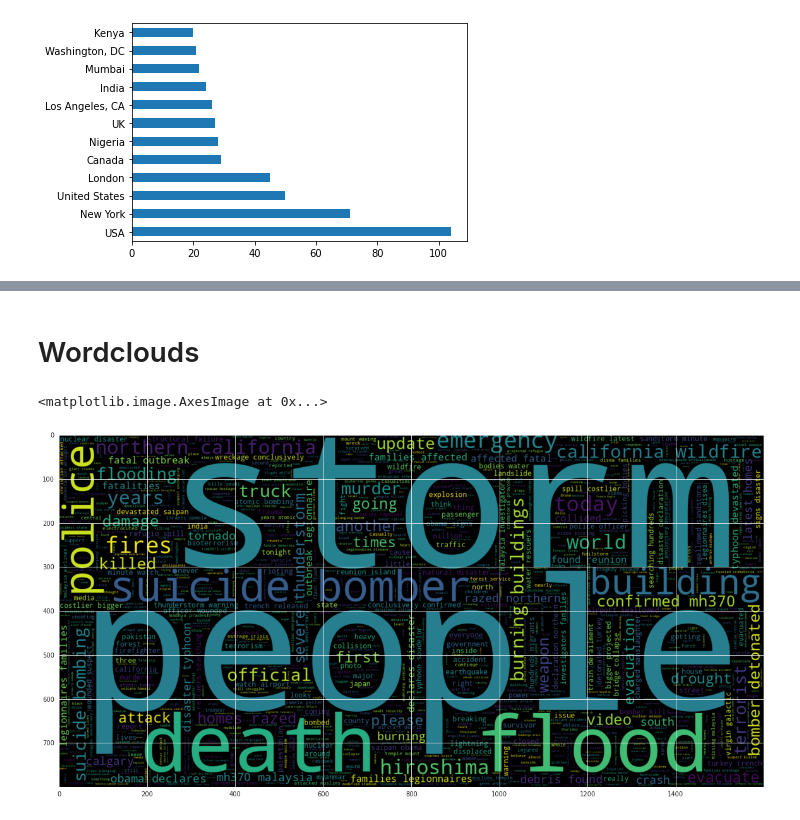
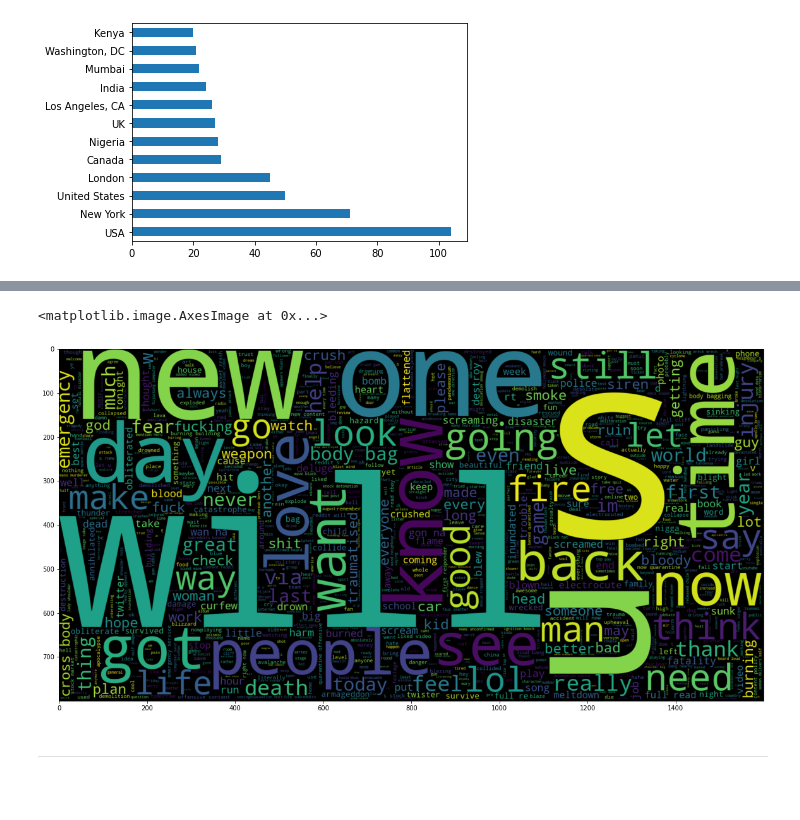
Before and after one commit to SzymkowskiDev/nlp-disaster-tweets, a Jupyter notebook: reports/EDA.ipynb, the cells around one changed output, grey strips where cells are left out. Cells and saved outputs as stored; diff of their text form; code cells hidden in the pictures; blank space fills up the shorter version.

```diff
--- a/reports/EDA.ipynb
+++ b/reports/EDA.ipynb
@@ -259,14 +199,13 @@ plt.show()
+# %%
+plt.figure(figsize = (20,20))
+wc = WordCloud(
+    max_words = 1000,
+    width = 1600,
+    height = 800,
+    ).generate(" ".join(df[df.target == 0].lemma_str))
+plt.imshow(wc , interpolation = 'bilinear')
+# %% [output]
+<matplotlib.image.AxesImage at 0x...>
+[figure, added]
 # %% [markdown]
-# Wordclouds
+---
-# %%
-plt.figure(figsize = (20,20))
-wc = WordCloud(
-    max_words = 1000,
-    width = 1600,
-    height = 800,
-    stopwords = STOPWORDS
-    ).generate(" ".join(df[df.target == 1].text))
-plt.imshow(wc , interpolation = 'bilinear')
-# %% [output]
-<matplotlib.image.AxesImage at 0x...>
-[figure, removed]
```
Also changed, not shown: parts of 61 cells of this notebook.
